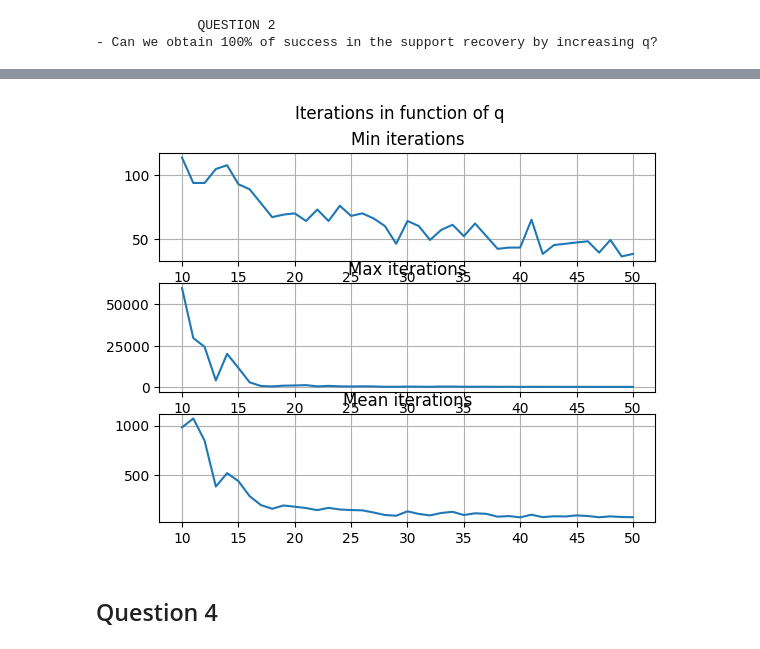
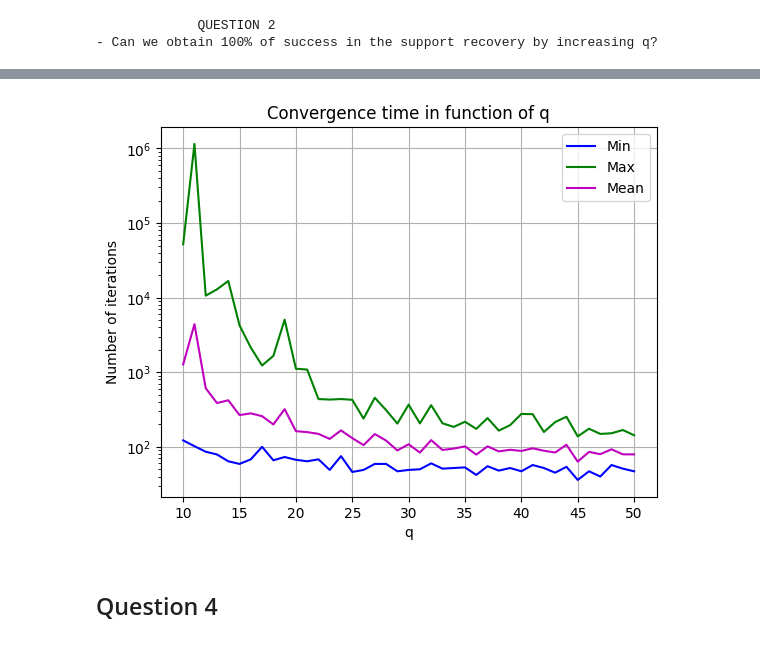
Before and after one commit to SianiEmanuele/CPS_project, a Jupyter notebook: PT1-Modeling/src/notebooks/task1.ipynb, the cells around one changed output, grey strips where cells are left out. Cells and saved outputs as stored; diff of their text form; code cells hidden in the pictures.

```diff
--- a/PT1-Modeling/src/notebooks/task1.ipynb
+++ b/PT1-Modeling/src/notebooks/task1.ipynb
@@ -100,19 +100,18 @@ plt.show()
-# %%
-#plotting min, max and mean iterations in 3 different lines
-fig, axs = plt.subplots(3)
-fig.suptitle('Iterations in function of q')
-axs[0].plot(q_list, min_iterations)
-axs[0].set_title('Min iterations')
-axs[1].plot(q_list, max_iterations)
-axs[1].set_title('Max iterations')
-axs[2].plot(q_list, mean_iterations)
-axs[2].set_title('Mean iterations')
-axs[0].grid()
-axs[1].grid()
-axs[2].grid()
-plt.show()
-# %% [output]
-[figure, removed]
+# %%
+# plotting iterations
+plt.figure()
+plt.yscale('log')
+plt.plot(q_list, min_iterations, color='b', label="Min")
+plt.plot(q_list, max_iterations, color='g', label="Max")
+plt.plot(q_list, mean_iterations, color='m', label="Mean")
+plt.xlabel("q")
+plt.ylabel("Number of iterations")
+plt.title("Convergence time in function of q")
+plt.legend()
+plt.grid()
+plt.show()
+# %% [output]
+[figure, added]
 # %% [markdown]
 ## Question 4
 # %% [markdown]
```
Also changed, not shown: parts of 7 cells of this notebook, 1 other file.
